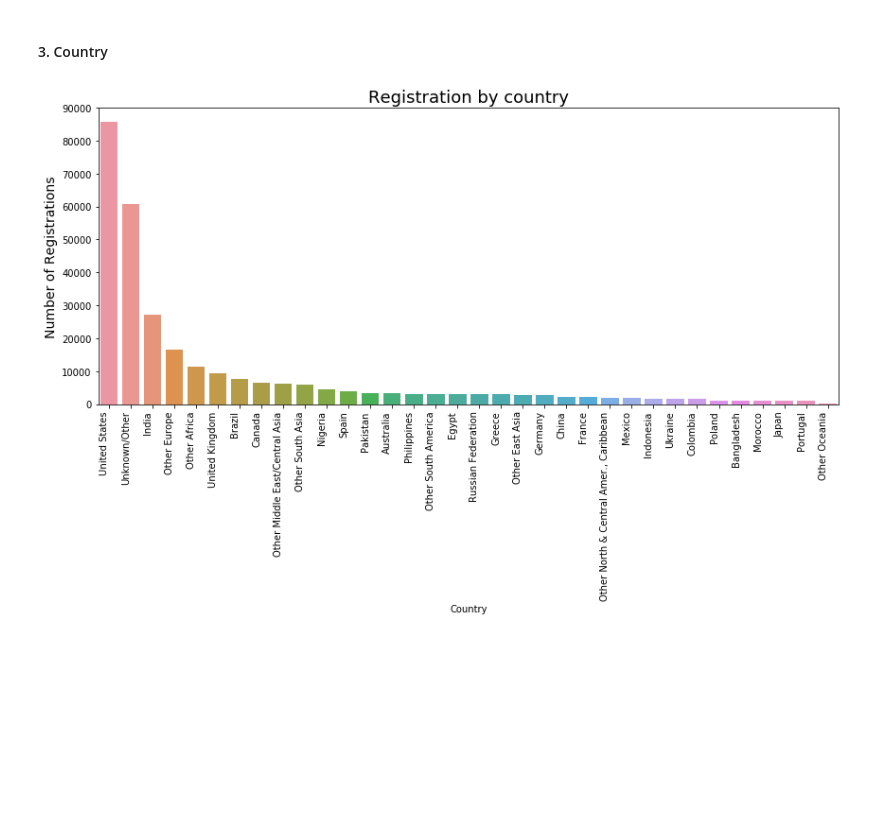
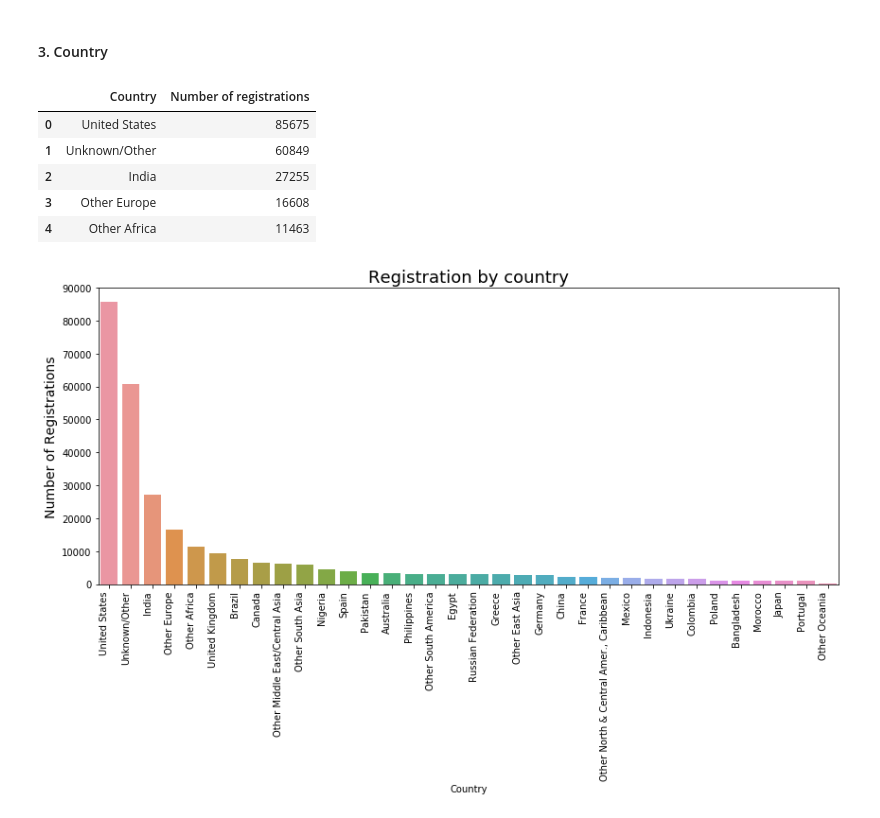
Before and after one commit to Deborahaina/Predicting-why-MOOCs-fail, a Jupyter notebook: DATS 6103 - Individual Project 3 - Deborah Aina.ipynb, the cells around one changed output. Saved outputs shown, nothing was run; the diff lists cells and outputs as text; code cells hidden in the pictures; blank space fills up the shorter version.

```diff
--- a/DATS 6103 - Individual Project 3 - Deborah Aina.ipynb
+++ b/DATS 6103 - Individual Project 3 - Deborah Aina.ipynb
@@ -268,4 +270,18 @@ plt.savefig('css/Course_registration_gender.jpeg')
 [figure]
 # %% [markdown]
 #### 3. Country
+# %%
+#Course registrations by country
+df = mooc_data[['Course_title','Registered','Certified','Education','Country']]
+
+country = df['Country'].value_counts().reset_index()
+country.columns=['Country','Number of registrations']
+country.head()
+# %% [output]
+|  | Country | Number of registrations |
+| 0 | United States | 85675 |
+| 1 | Unknown/Other | 60849 |
+| 2 | India | 27255 |
+| 3 | Other Europe | 16608 |
+| 4 | Other Africa | 11463 |
 # %%
```
Also changed, not shown: parts of 11 cells of this notebook, 3 other files.
